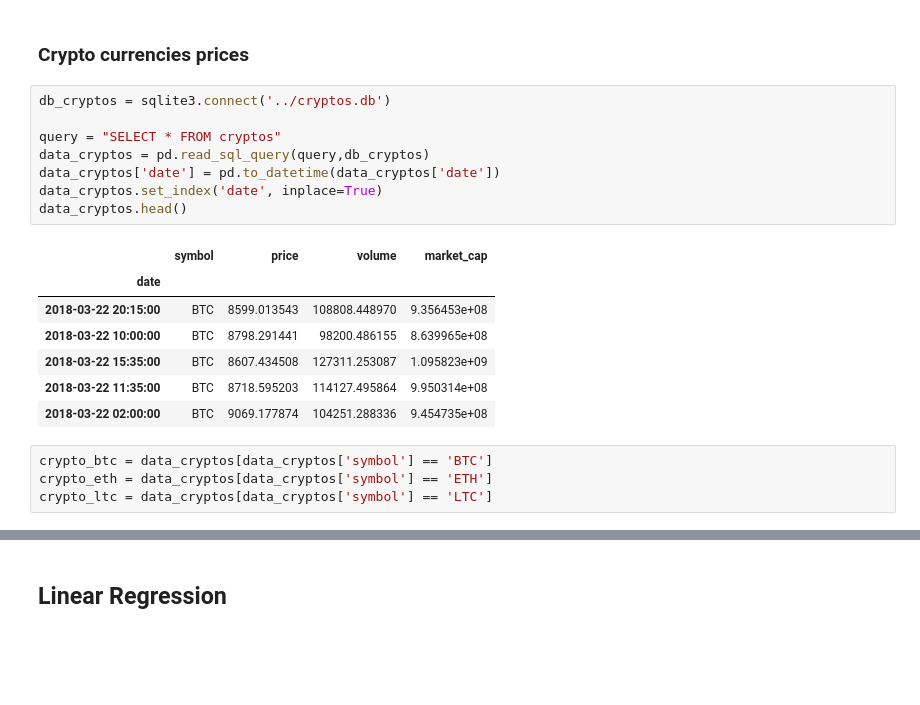
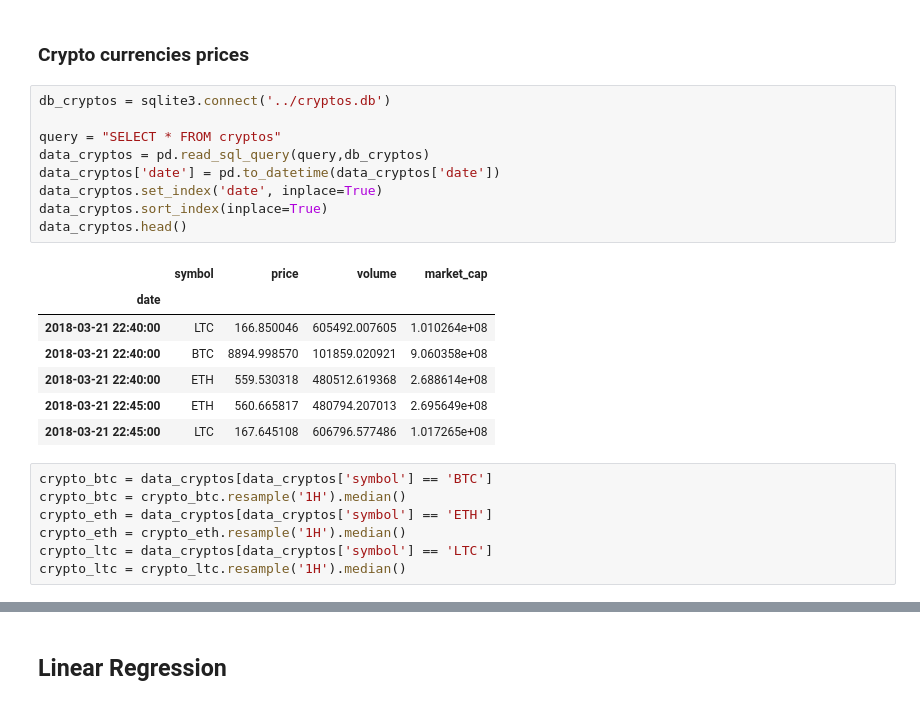
Before and after one commit to tonca/cryptocashtags, a Jupyter notebook: notebooks/Linear_Regression.ipynb, the cells around one changed output, grey strips where cells are left out. Cells and saved outputs as stored; diff of their text form; blank space fills up the shorter version.

```diff
--- a/notebooks/Linear_Regression.ipynb
+++ b/notebooks/Linear_Regression.ipynb
@@ -134,23 +154,27 @@ Once we apply the division of the features by the total number of tweets the res
 # %%
 db_cryptos = sqlite3.connect('../cryptos.db')
 
 query = "SELECT * FROM cryptos"
 data_cryptos = pd.read_sql_query(query,db_cryptos)
 data_cryptos['date'] = pd.to_datetime(data_cryptos['date'])
 data_cryptos.set_index('date', inplace=True)
+data_cryptos.sort_index(inplace=True)
 data_cryptos.head()
 # %% [output]
 |  | symbol | price | volume | market_cap |
 | date |  |  |  |  |
-| 2018-03-22 20:15:00 | BTC | 8599.013543 | 108808.448970 | 9.356453e+08 |
-| 2018-03-22 10:00:00 | BTC | 8798.291441 | 98200.486155 | 8.639965e+08 |
-| 2018-03-22 15:35:00 | BTC | 8607.434508 | 127311.253087 | 1.095823e+09 |
-| 2018-03-22 11:35:00 | BTC | 8718.595203 | 114127.495864 | 9.950314e+08 |
-| 2018-03-22 02:00:00 | BTC | 9069.177874 | 104251.288336 | 9.454735e+08 |
+| 2018-03-21 22:40:00 | LTC | 166.850046 | 605492.007605 | 1.010264e+08 |
+| 2018-03-21 22:40:00 | BTC | 8894.998570 | 101859.020921 | 9.060358e+08 |
+| 2018-03-21 22:40:00 | ETH | 559.530318 | 480512.619368 | 2.688614e+08 |
+| 2018-03-21 22:45:00 | ETH | 560.665817 | 480794.207013 | 2.695649e+08 |
+| 2018-03-21 22:45:00 | LTC | 167.645108 | 606796.577486 | 1.017265e+08 |
 # %%
 crypto_btc = data_cryptos[data_cryptos['symbol'] == 'BTC']
+crypto_btc = crypto_btc.resample('1H').median()
 crypto_eth = data_cryptos[data_cryptos['symbol'] == 'ETH']
+crypto_eth = crypto_eth.resample('1H').median()
 crypto_ltc = data_cryptos[data_cryptos['symbol'] == 'LTC']
+crypto_ltc = crypto_ltc.resample('1H').median()
 # %%
 fig = plt.figure(figsize=(30,10))
 
```
Also changed, not shown: parts of 26 cells of this notebook.
